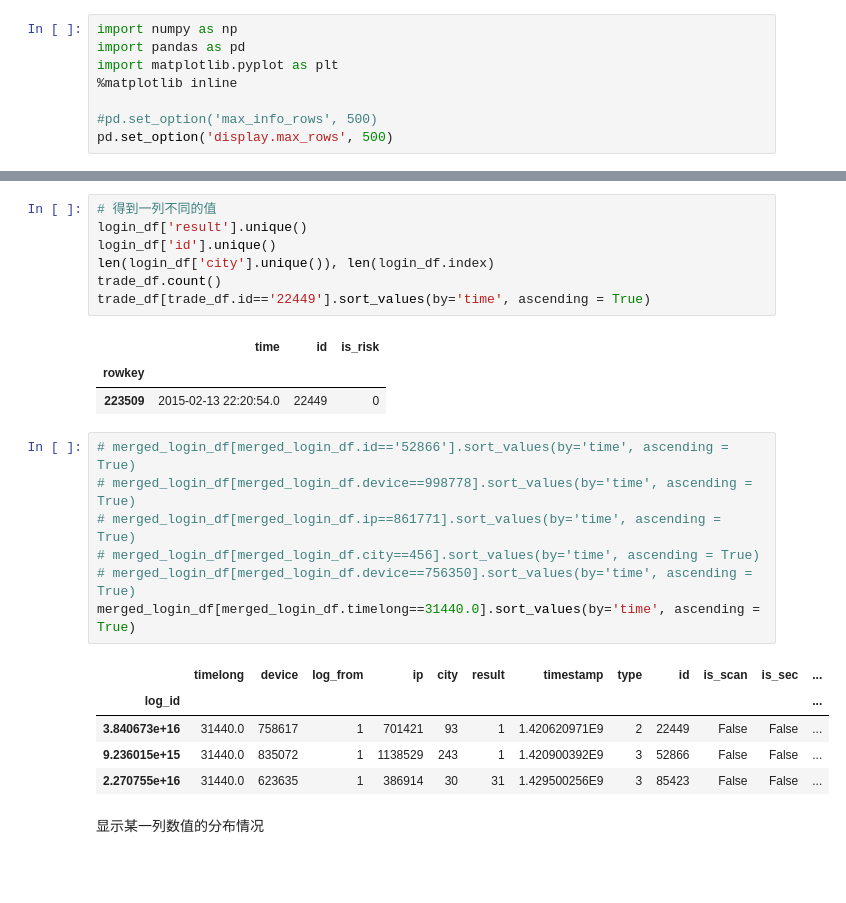
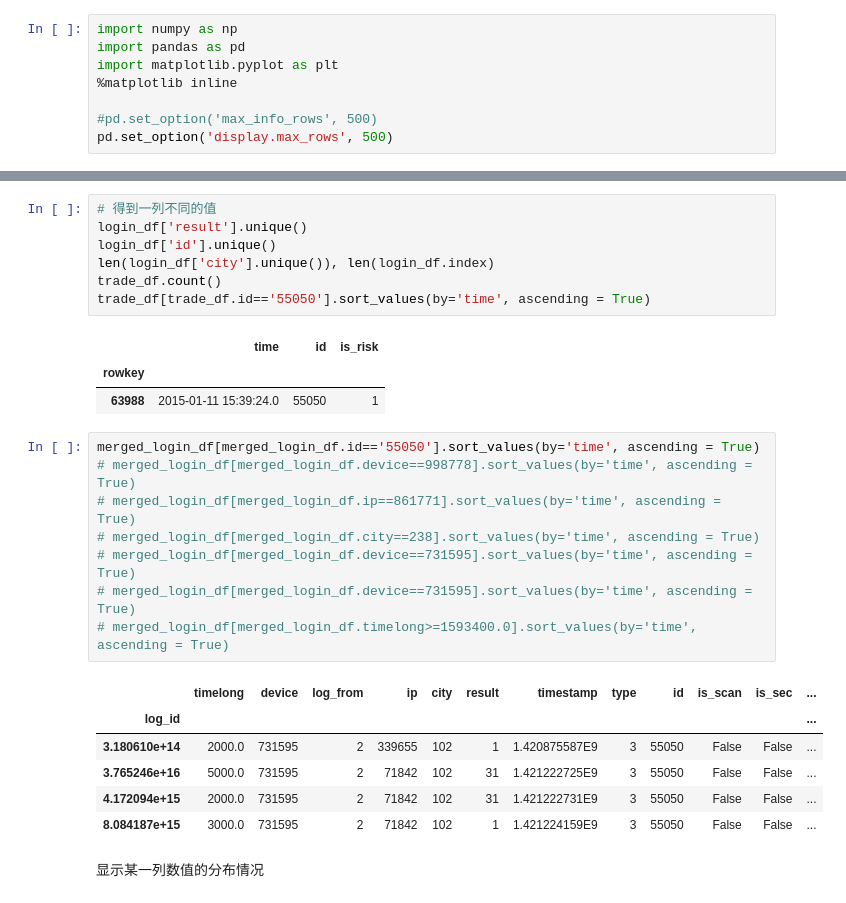
Before and after one commit to tusonggao/Kaggle_code, a Jupyter notebook: jd_contest/jd_contest.ipynb, the cells around one changed output, grey strips where cells are left out. Saved outputs shown, nothing was run; the diff lists cells and outputs as text; blank space fills up the shorter version.

```diff
--- a/jd_contest/jd_contest.ipynb
+++ b/jd_contest/jd_contest.ipynb
@@ -26,24 +29,26 @@ login_df['result'].unique()
 login_df['id'].unique()
 len(login_df['city'].unique()), len(login_df.index)
 trade_df.count()
-trade_df[trade_df.id=='22449'].sort_values(by='time', ascending = True)
+trade_df[trade_df.id=='55050'].sort_values(by='time', ascending = True)
 # %% [output]
 |  | time | id | is_risk |
 | rowkey |  |  |  |
-| 223509 | 2015-02-13 22:20:54.0 | 22449 | 0 |
+| 63988 | 2015-01-11 15:39:24.0 | 55050 | 1 |
 # %%
-# merged_login_df[merged_login_df.id=='52866'].sort_values(by='time', ascending = True)
+merged_login_df[merged_login_df.id=='55050'].sort_values(by='time', ascending = True)
 # merged_login_df[merged_login_df.device==998778].sort_values(by='time', ascending = True)
 # merged_login_df[merged_login_df.ip==861771].sort_values(by='time', ascending = True)
-# merged_login_df[merged_login_df.city==456].sort_values(by='time', ascending = True)
-# merged_login_df[merged_login_df.device==756350].sort_values(by='time', ascending = True)
-merged_login_df[merged_login_df.timelong==31440.0].sort_values(by='time', ascending = True)
+# merged_login_df[merged_login_df.city==238].sort_values(by='time', ascending = True)
+# merged_login_df[merged_login_df.device==731595].sort_values(by='time', ascending = True)
+# merged_login_df[merged_login_df.device==731595].sort_values(by='time', ascending = True)
+# merged_login_df[merged_login_df.timelong>=1593400.0].sort_values(by='time', ascending = True)
 # %% [output]
 |  | timelong | device | log_from | ip | city | result | timestamp | type | id | is_scan | is_sec | ... |
 | log_id |  |  |  |  |  |  |  |  |  |  |  | ... |
-| 3.840673e+16 | 31440.0 | 758617 | 1 | 701421 | 93 | 1 | 1.420620971E9 | 2 | 22449 | False | False | ... |
-| 9.236015e+15 | 31440.0 | 835072 | 1 | 1138529 | 243 | 1 | 1.420900392E9 | 3 | 52866 | False | False | ... |
-| 2.270755e+16 | 31440.0 | 623635 | 1 | 386914 | 30 | 31 | 1.429500256E9 | 3 | 85423 | False | False | ... |
+| 3.180610e+14 | 2000.0 | 731595 | 2 | 339655 | 102 | 1 | 1.420875587E9 | 3 | 55050 | False | False | ... |
+| 3.765246e+16 | 5000.0 | 731595 | 2 | 71842 | 102 | 31 | 1.421222725E9 | 3 | 55050 | False | False | ... |
+| 4.172094e+15 | 2000.0 | 731595 | 2 | 71842 | 102 | 31 | 1.421222731E9 | 3 | 55050 | False | False | ... |
+| 8.084187e+15 | 3000.0 | 731595 | 2 | 71842 | 102 | 1 | 1.421224159E9 | 3 | 55050 | False | False | ... |
 # %% [markdown]
 显示某一列数值的分布情况
 # %%
```
Also changed, not shown: parts of 3 cells of this notebook, 1 other file.
